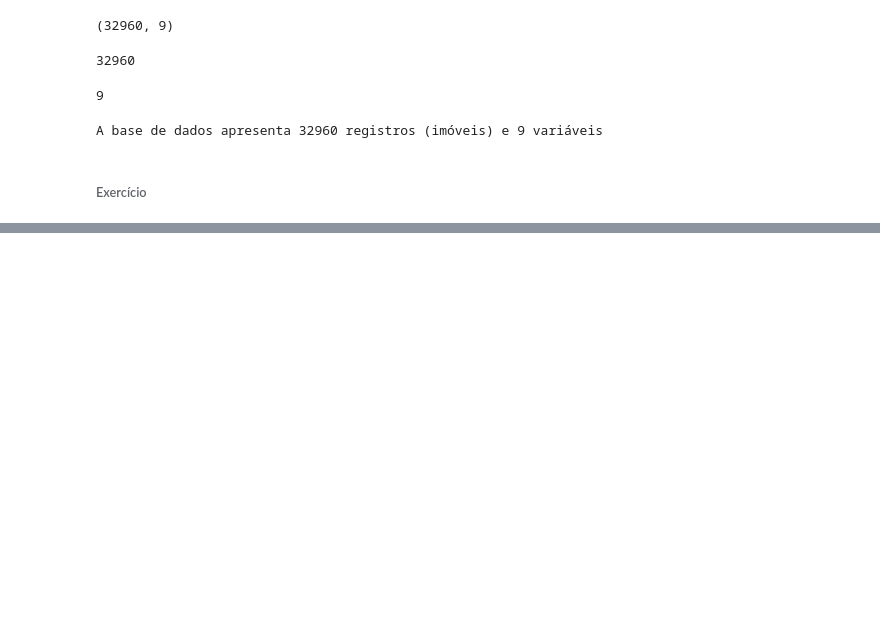
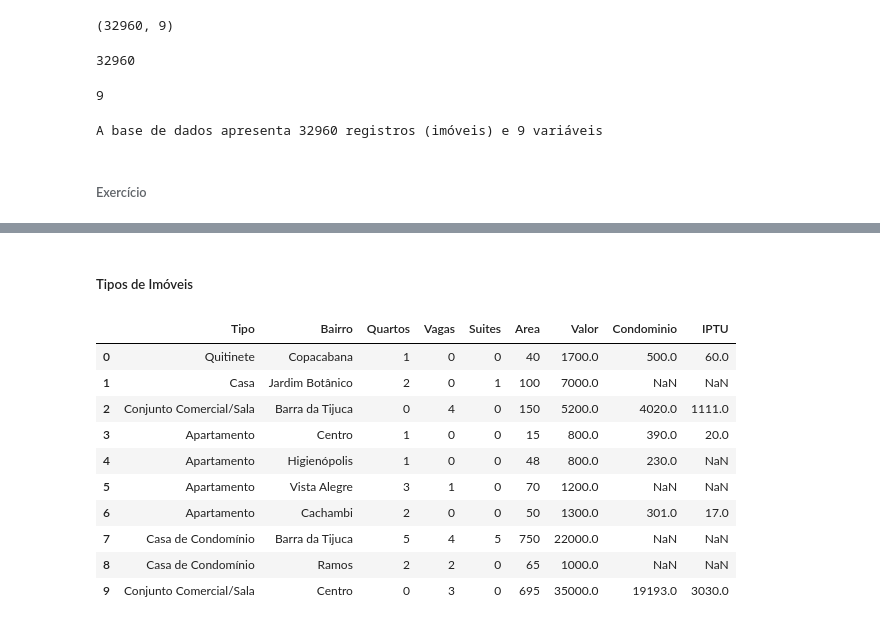
Before and after one commit to willyferreira/python_pandas_tratando_analisando_dados_alura, a Jupyter notebook: python_pandas_alura.ipynb, the cells around one changed output, grey strips where cells are left out. Drawn from its saved outputs; the diff is of its cells as text; code cells hidden in the pictures; blank space fills up the shorter version.

```diff
--- a/python_pandas_alura.ipynb
+++ b/python_pandas_alura.ipynb
@@ -223,3 +223,20 @@ df[0]
 | 18 | Aug. 12, 2020 | 0 | 0 | 0 | 2751124 | ... |
 | 19 | Aug. 26, 2020 | 0 | 0 | 0 | 2821740 | ... |
 | 20 | Sept. 9, 2020 | 0 | 0 | 0 | 2854690 | ... |
+# %% [markdown]
+##### Tipos de Imóveis
+# %%
+# Mostrar as 10 primeiras linhas do dataframe
+dados.head(10)
+# %% [output]
+|  | Tipo | Bairro | Quartos | Vagas | Suites | Area | Valor | Condominio | IPTU |
+| 0 | Quitinete | Copacabana | 1 | 0 | 0 | 40 | 1700.0 | 500.0 | 60.0 |
+| 1 | Casa | Jardim Botânico | 2 | 0 | 1 | 100 | 7000.0 | NaN | NaN |
+| 2 | Conjunto Comercial/Sala | Barra da Tijuca | 0 | 4 | 0 | 150 | 5200.0 | 4020.0 | 1111.0 |
+| 3 | Apartamento | Centro | 1 | 0 | 0 | 15 | 800.0 | 390.0 | 20.0 |
+| 4 | Apartamento | Higienópolis | 1 | 0 | 0 | 48 | 800.0 | 230.0 | NaN |
+| 5 | Apartamento | Vista Alegre | 3 | 1 | 0 | 70 | 1200.0 | NaN | NaN |
+| 6 | Apartamento | Cachambi | 2 | 0 | 0 | 50 | 1300.0 | 301.0 | 17.0 |
+| 7 | Casa de Condomínio | Barra da Tijuca | 5 | 4 | 5 | 750 | 22000.0 | NaN | NaN |
+| 8 | Casa de Condomínio | Ramos | 2 | 2 | 0 | 65 | 1000.0 | NaN | NaN |
+| 9 | Conjunto Comercial/Sala | Centro | 0 | 3 | 0 | 695 | 35000.0 | 19193.0 | 3030.0 |
```
Also changed, not shown: parts of 6 cells of this notebook, 2 other files.
